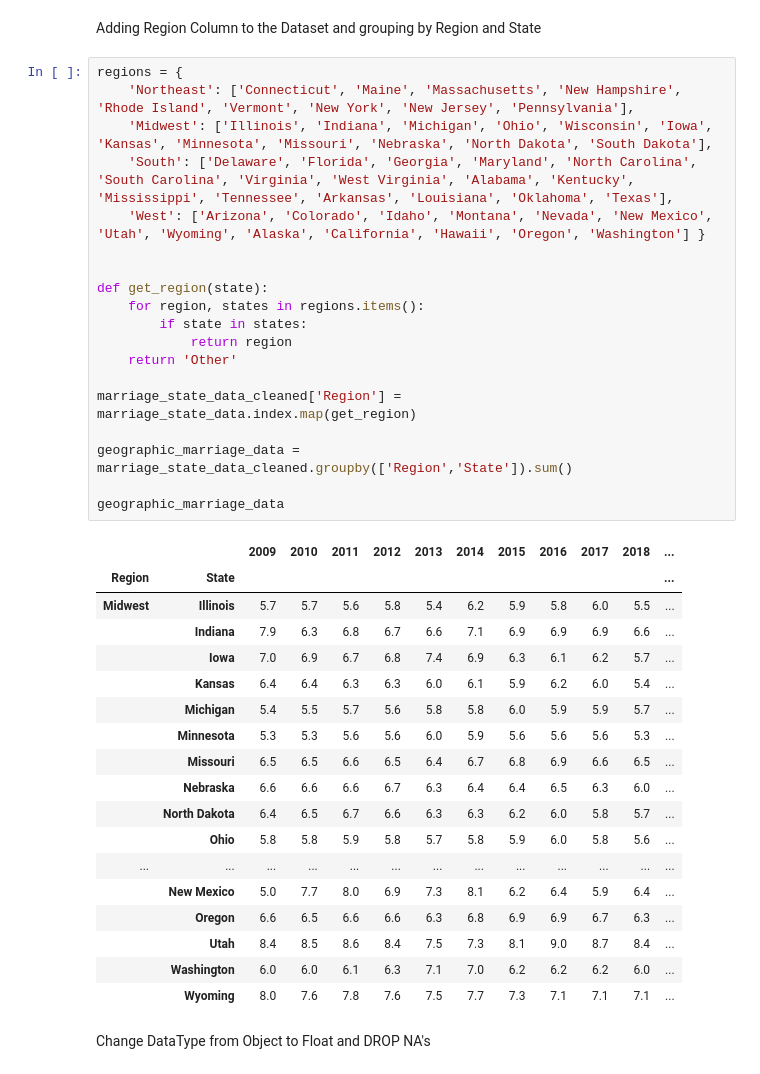
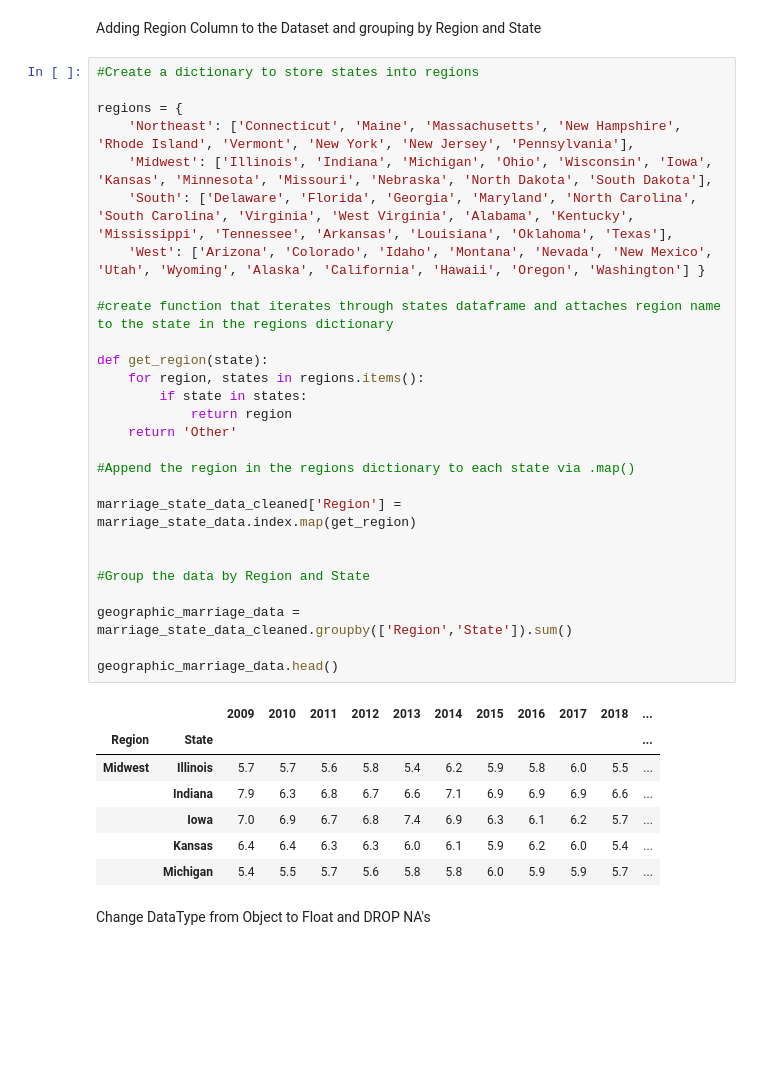
Before and after one commit to RyanWeigel32/Class_Project_Final, a Jupyter notebook: Project_One_Final.ipynb, the cells around one changed output. Cells and saved outputs as stored; diff of their text form; blank space fills up the shorter version.

```diff
--- a/Project_One_Final.ipynb
+++ b/Project_One_Final.ipynb
@@ -344,43 +341,40 @@ marriage_state_data_cleaned
 # %% [markdown]
 Adding Region Column to the Dataset and grouping by Region and State
 # %%
+#Create a dictionary to store states into regions
+
 regions = {
     'Northeast': ['Connecticut', 'Maine', 'Massachusetts', 'New Hampshire', 'Rhode Island', 'Vermont', 'New York', 'New Jersey', 'Pennsylvania'],
     'Midwest': ['Illinois', 'Indiana', 'Michigan', 'Ohio', 'Wisconsin', 'Iowa', 'Kansas', 'Minnesota', 'Missouri', 'Nebraska', 'North Dakota', 'South Dakota'],
     'South': ['Delaware', 'Florida', 'Georgia', 'Maryland', 'North Carolina', 'South Carolina', 'Virginia', 'West Virginia', 'Alabama', 'Kentucky', 'Mississippi', 'Tennessee', 'Arkansas', 'Louisiana', 'Oklahoma', 'Texas'],
     'West': ['Arizona', 'Colorado', 'Idaho', 'Montana', 'Nevada', 'New Mexico', 'Utah', 'Wyoming', 'Alaska', 'California', 'Hawaii', 'Oregon', 'Washington'] }
 
+#create function that iterates through states dataframe and attaches region name to the state in the regions dictionary
 
 def get_region(state):
     for region, states in regions.items():
         if state in states:
             return region
     return 'Other'
 
+#Append the region in the regions dictionary to each state via .map()
+
 marriage_state_data_cleaned['Region'] = marriage_state_data.index.map(get_region)
+
+
+#Group the data by Region and State
 
 geographic_marriage_data = marriage_state_data_cleaned.groupby(['Region','State']).sum()
 
-geographic_marriage_data
+geographic_marriage_data.head()
 # %% [output]
 |  |  | 2009 | 2010 | 2011 | 2012 | 2013 | 2014 | 2015 | 2016 | 2017 | 2018 | ... |
 | Region | State |  |  |  |  |  |  |  |  |  |  | ... |
 | Midwest | Illinois | 5.7 | 5.7 | 5.6 | 5.8 | 5.4 | 6.2 | 5.9 | 5.8 | 6.0 | 5.5 | ... |
 |  | Indiana | 7.9 | 6.3 | 6.8 | 6.7 | 6.6 | 7.1 | 6.9 | 6.9 | 6.9 | 6.6 | ... |
 |  | Iowa | 7.0 | 6.9 | 6.7 | 6.8 | 7.4 | 6.9 | 6.3 | 6.1 | 6.2 | 5.7 | ... |
 |  | Kansas | 6.4 | 6.4 | 6.3 | 6.3 | 6.0 | 6.1 | 5.9 | 6.2 | 6.0 | 5.4 | ... |
 |  | Michigan | 5.4 | 5.5 | 5.7 | 5.6 | 5.8 | 5.8 | 6.0 | 5.9 | 5.9 | 5.7 | ... |
-|  | Minnesota | 5.3 | 5.3 | 5.6 | 5.6 | 6.0 | 5.9 | 5.6 | 5.6 | 5.6 | 5.3 | ... |
-|  | Missouri | 6.5 | 6.5 | 6.6 | 6.5 | 6.4 | 6.7 | 6.8 | 6.9 | 6.6 | 6.5 | ... |
-|  | Nebraska | 6.6 | 6.6 | 6.6 | 6.7 | 6.3 | 6.4 | 6.4 | 6.5 | 6.3 | 6.0 | ... |
-|  | North Dakota | 6.4 | 6.5 | 6.7 | 6.6 | 6.3 | 6.3 | 6.2 | 6.0 | 5.8 | 5.7 | ... |
-|  | Ohio | 5.8 | 5.8 | 5.9 | 5.8 | 5.7 | 5.8 | 5.9 | 6.0 | 5.8 | 5.6 | ... |
-| ... | ... | ... | ... | ... | ... | ... | ... | ... | ... | ... | ... | ... |
-|  | New Mexico | 5.0 | 7.7 | 8.0 | 6.9 | 7.3 | 8.1 | 6.2 | 6.4 | 5.9 | 6.4 | ... |
-|  | Oregon | 6.6 | 6.5 | 6.6 | 6.6 | 6.3 | 6.8 | 6.9 | 6.9 | 6.7 | 6.3 | ... |
-|  | Utah | 8.4 | 8.5 | 8.6 | 8.4 | 7.5 | 7.3 | 8.1 | 9.0 | 8.7 | 8.4 | ... |
-|  | Washington | 6.0 | 6.0 | 6.1 | 6.3 | 7.1 | 7.0 | 6.2 | 6.2 | 6.2 | 6.0 | ... |
-|  | Wyoming | 8.0 | 7.6 | 7.8 | 7.6 | 7.5 | 7.7 | 7.3 | 7.1 | 7.1 | 7.1 | ... |
 # %% [markdown]
 Change DataType from Object to Float and DROP NA's
 # %%
```
Also changed, not shown: parts of 32 cells of this notebook.
